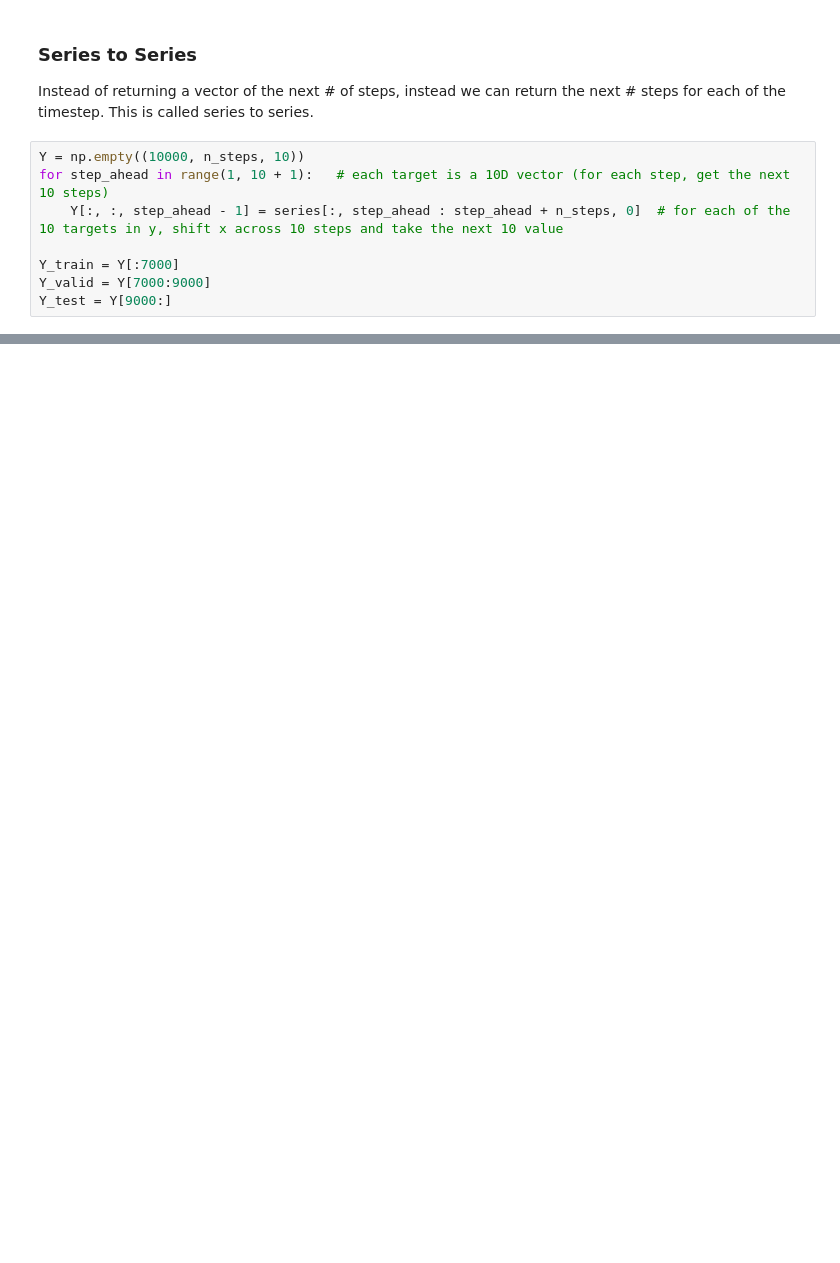
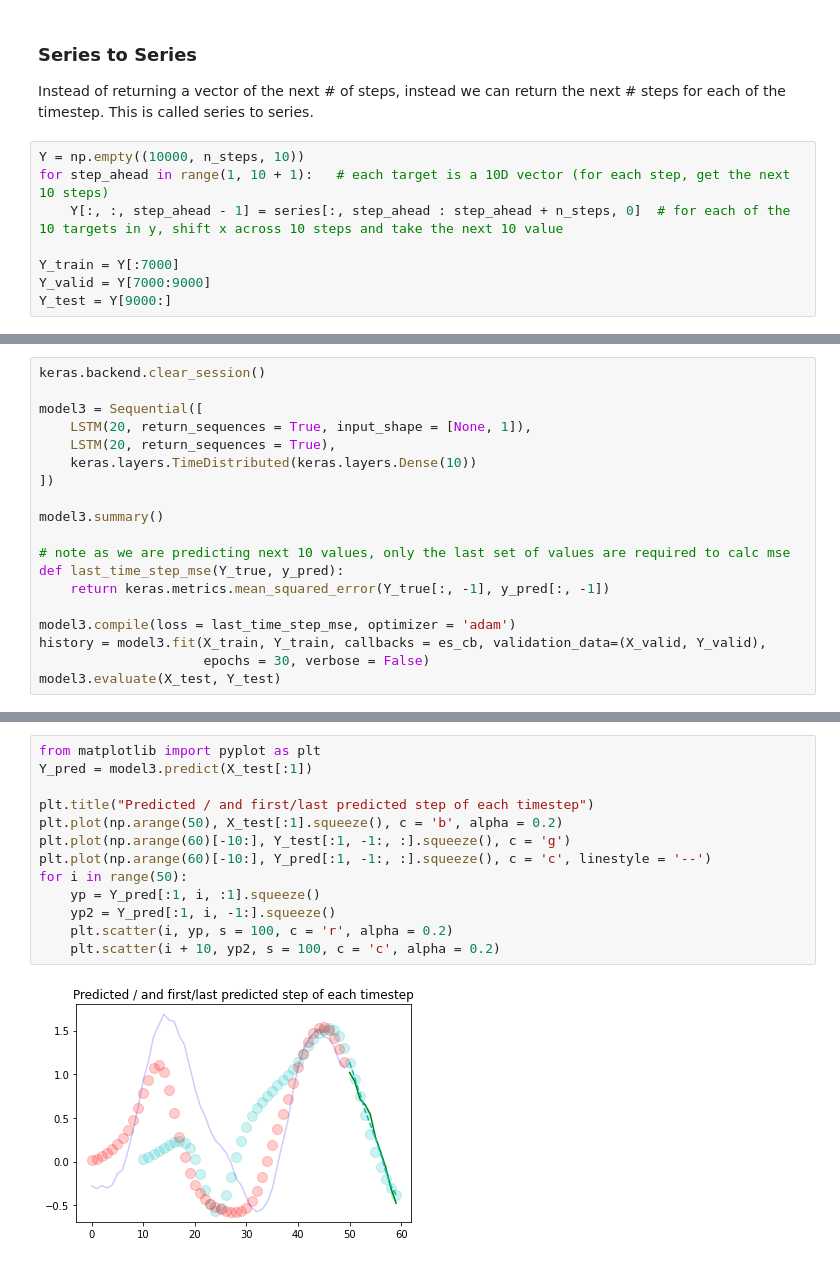
Before and after one commit to auslei/python, a Jupyter notebook: 2_DNN_TF/C2_RNN_unstable_gradients.ipynb, the cells around one changed output, grey strips where cells are left out. Saved outputs shown, nothing was run; the diff lists cells and outputs as text; blank space fills up the shorter version.

```diff
--- a/2_DNN_TF/C2_RNN_unstable_gradients.ipynb
+++ b/2_DNN_TF/C2_RNN_unstable_gradients.ipynb
@@ -151,0 +147,19 @@ array([[[ 1.49107289,  1.49910104,  1.5283035 ,  1.41031194,
+# %%
+keras.backend.clear_session()
+
+model3 = Sequential([
+    LSTM(20, return_sequences = True, input_shape = [None, 1]),
+    LSTM(20, return_sequences = True),
+    keras.layers.TimeDistributed(keras.layers.Dense(10))
+])
+
+model3.summary()
+
+# note as we are predicting next 10 values, only the last set of values are required to calc mse
+def last_time_step_mse(Y_true, y_pred):
+    return keras.metrics.mean_squared_error(Y_true[:, -1], y_pred[:, -1])
+
+model3.compile(loss = last_time_step_mse, optimizer = 'adam')
+history = model3.fit(X_train, Y_train, callbacks = es_cb, validation_data=(X_valid, Y_valid),
+                     epochs = 30, verbose = False)
+model3.evaluate(X_test, Y_test)
@@ -151,0 +183,15 @@ array([[[ 1.49107289,  1.49910104,  1.5283035 ,  1.41031194,
+# %%
+from matplotlib import pyplot as plt
+Y_pred = model3.predict(X_test[:1])
+
+plt.title("Predicted / and first/last predicted step of each timestep")
+plt.plot(np.arange(50), X_test[:1].squeeze(), c = 'b', alpha = 0.2)
+plt.plot(np.arange(60)[-10:], Y_test[:1, -1:, :].squeeze(), c = 'g')
+plt.plot(np.arange(60)[-10:], Y_pred[:1, -1:, :].squeeze(), c = 'c', linestyle = '--')
+for i in range(50):
+    yp = Y_pred[:1, i, :1].squeeze()
+    yp2 = Y_pred[:1, i, -1:].squeeze()
+    plt.scatter(i, yp, s = 100, c = 'r', alpha = 0.2)
+    plt.scatter(i + 10, yp2, s = 100, c = 'c', alpha = 0.2)
+# %% [output]
+[figure, added]
```
Also changed, not shown: parts of 9 cells of this notebook.
